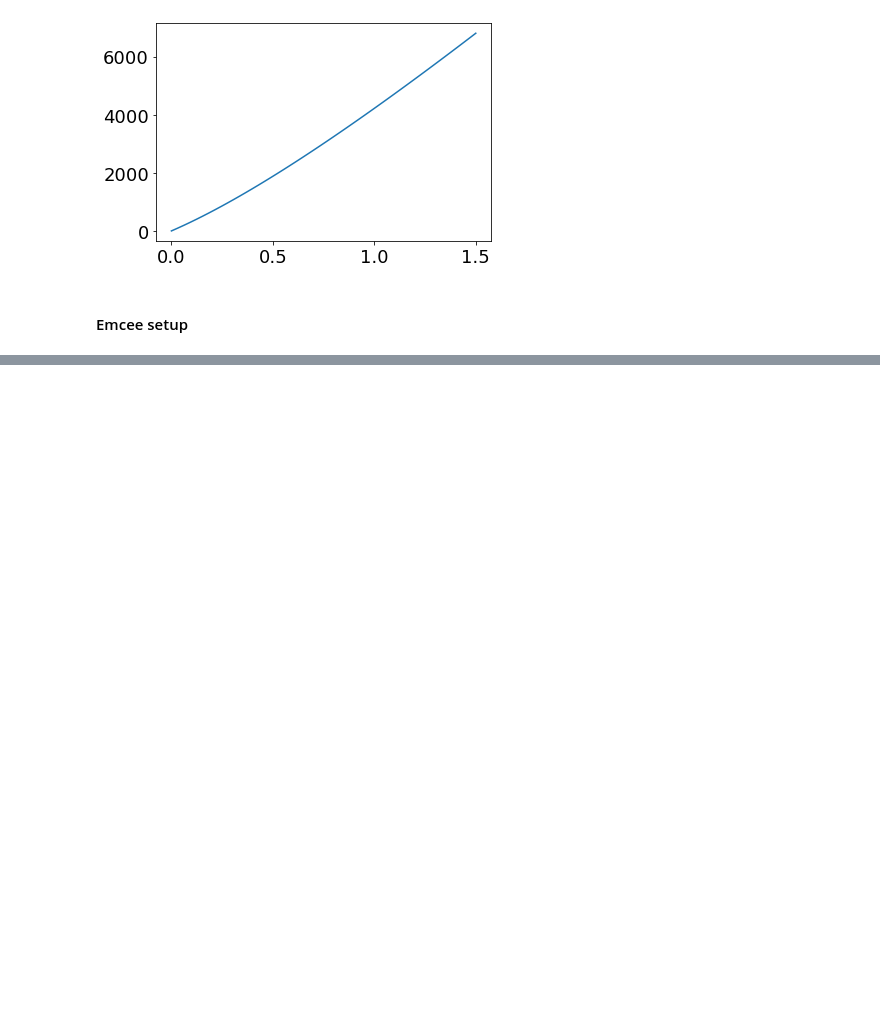
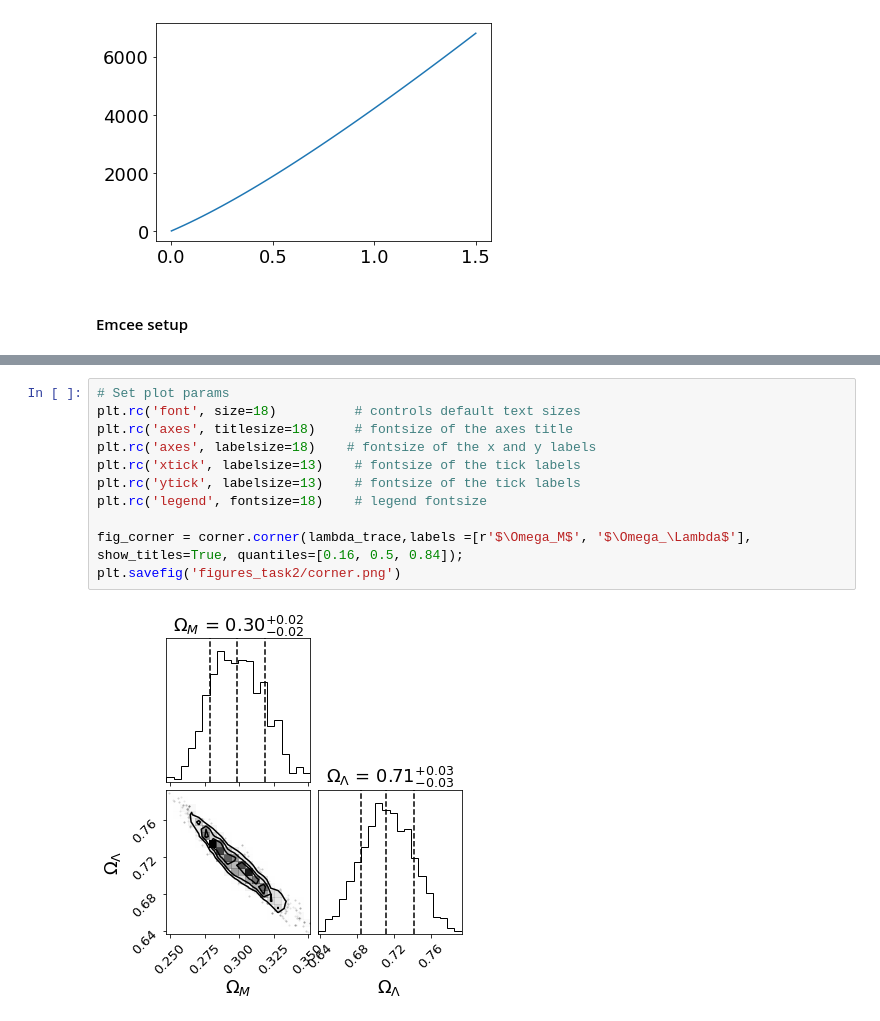
Before and after one commit to elindgren/asam_projects, a Jupyter notebook: Project1/Task2.ipynb, the cells around one changed output, grey strips where cells are left out. Cells and saved outputs as stored; diff of their text form; blank space fills up the shorter version.

```diff
--- a/Project1/Task2.ipynb
+++ b/Project1/Task2.ipynb
@@ -158,0 +291,13 @@ print(aic)
+# %%
+# Set plot params
+plt.rc('font', size=18)          # controls default text sizes
+plt.rc('axes', titlesize=18)     # fontsize of the axes title
+plt.rc('axes', labelsize=18)    # fontsize of the x and y labels
+plt.rc('xtick', labelsize=13)    # fontsize of the tick labels
+plt.rc('ytick', labelsize=13)    # fontsize of the tick labels
+plt.rc('legend', fontsize=18)    # legend fontsize
+
+fig_corner = corner.corner(lambda_trace,labels =[r'$\Omega_M$', '$\Omega_\Lambda$'], show_titles=True, quantiles=[0.16, 0.5, 0.84]);
+plt.savefig('figures_task2/corner.png')
+# %% [output]
+[figure, added]
```
Also changed, not shown: parts of 17 cells of this notebook, 4 other files.
